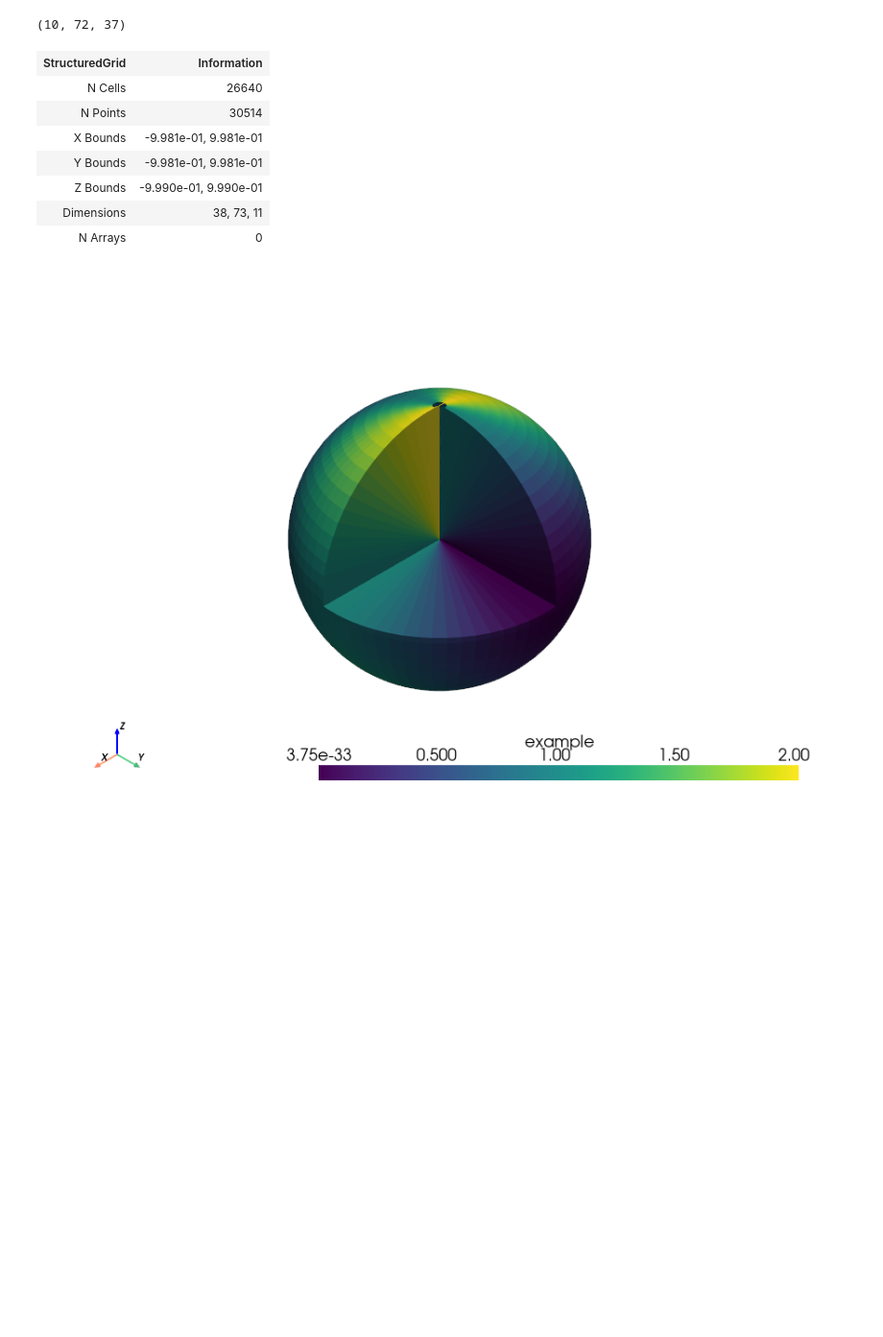
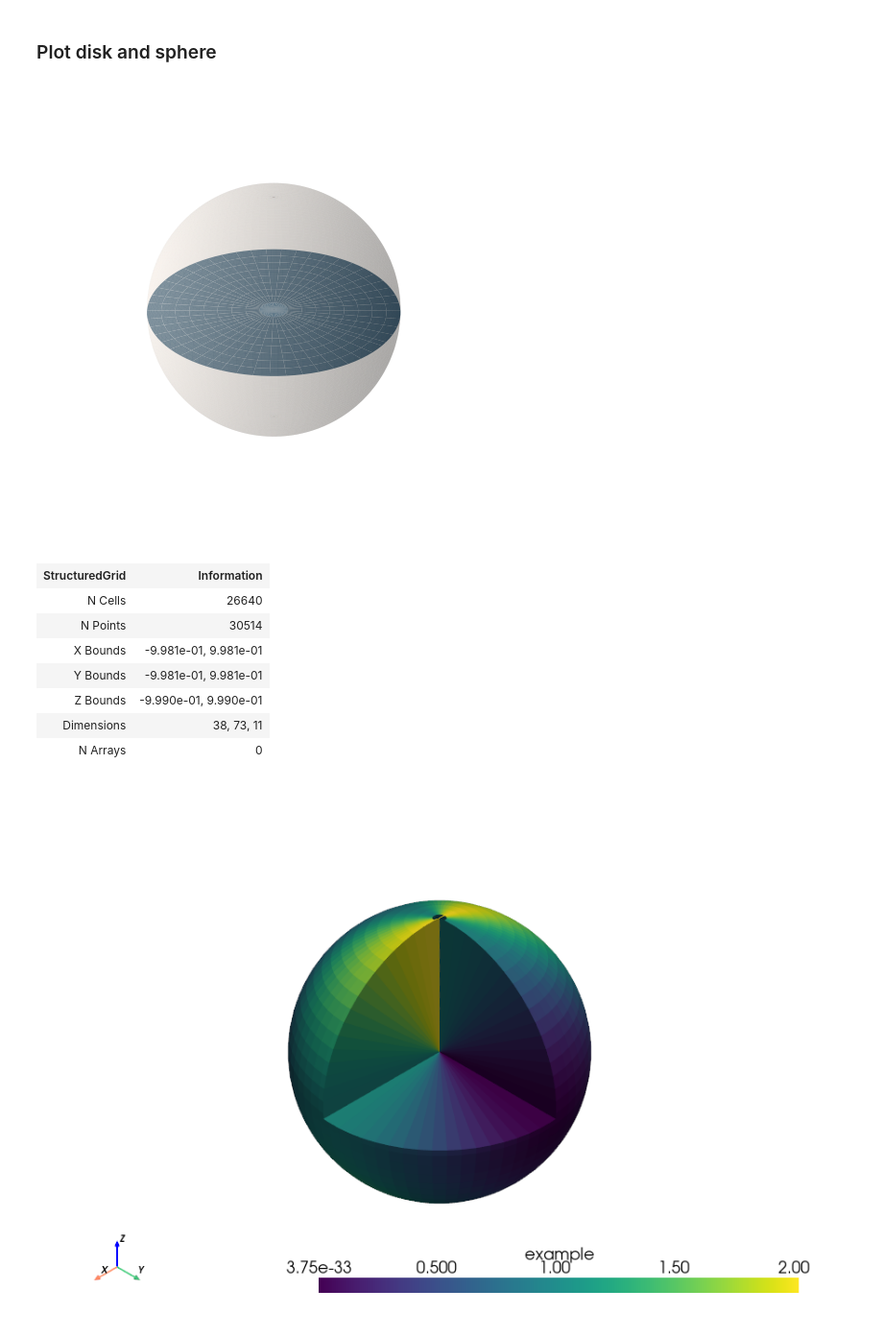
Before and after one commit to GentleMin/PlesioGeostroPy, a Jupyter notebook: Visualize3D.ipynb, the cells around one changed output. Shown at 96% size. Cells and saved outputs as stored; diff of their text form; code cells hidden in the pictures; blank space fills up the shorter version.

```diff
--- a/Visualize3D.ipynb
+++ b/Visualize3D.ipynb
@@ -1,3 +32,41 @@
+# %% [markdown]
+### Plot disk and sphere
+# %%
+fig = plt.figure(figsize=(6,6))
+ax = fig.add_subplot(1, 1, 1, projection="3d")
+
+s = np.linspace(0, 1, 10)
+p = np.linspace(0, 2*np.pi, 100)
+x = np.outer(s, np.cos(p))
+y = np.outer(s, np.sin(p))
+z = np.zeros_like(x)
+ax.plot_surface(x, y, z, rcount=100, ccount=50, color='tab:blue')
+
+p = np.linspace(0, 2*np.pi, 100)
+t = np.linspace(0, np.pi, 100)
+x = np.outer(np.cos(p), np.sin(t))
+y = np.outer(np.sin(p), np.sin(t))
+z = np.outer(np.ones(np.size(p)), np.cos(t))
+ax.plot_surface(x, y, z, rcount=100, ccount=100, color="linen", alpha=0.3)
+
+# p = np.linspace(0, 2*np.pi, 100)
+# x = np.cos(p)
+# y = np.sin(p)
+# z = np.zeros_like(x)
+# ax.plot(z, x, y, 'k', alpha=.75)
+# ax.plot(x, z, y, 'k', alpha=.75)
+
+ax.set_box_aspect([1.0, 1.0, 1.0])
+ax.set_xlim3d([-1, 1])
+ax.set_ylim3d([-1, 1])
+ax.set_zlim3d([-1, 1])
+
+ax.set_axis_off()
+
+plt.savefig("./out/imgs/Model_domain_PG.svg", format="svg", bbox_inches="tight")
+plt.show()
+# %% [output]
+[figure, added]
 # %%
 import numpy as np
 import pyvista as pv
@@ -65,4 +106,0 @@ levels = _cell_bounds(r)
-# %%
-scalar.shape
-# %% [output]
-(10, 72, 37)
```
Also changed, not shown: parts of 7 cells of this notebook, 2 other files.
